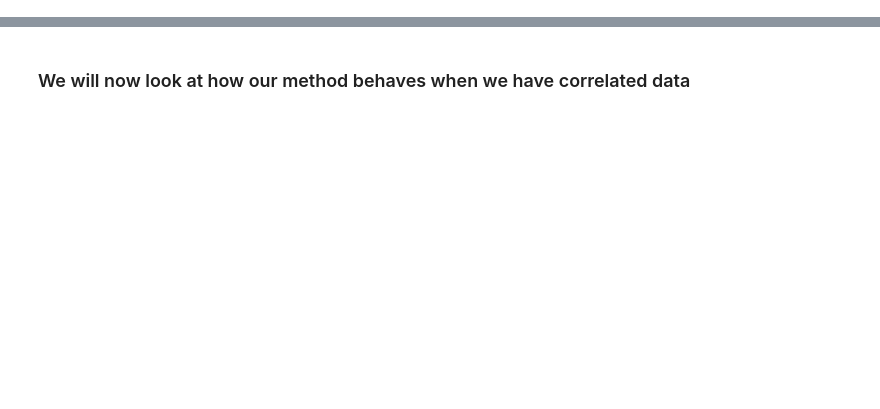
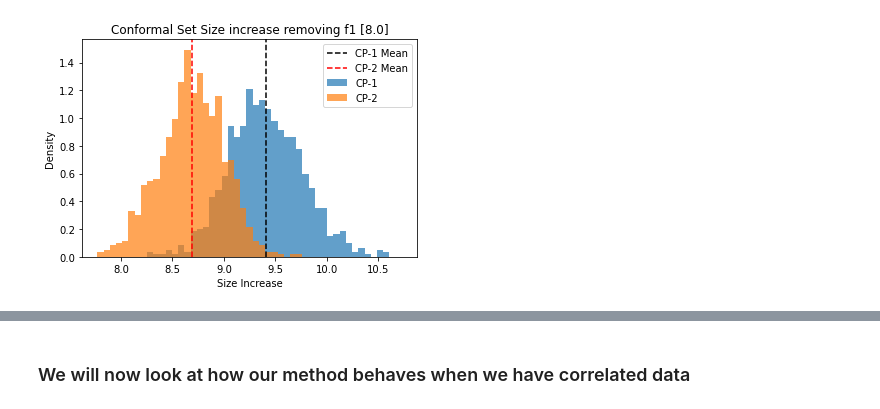
Before and after one commit to JuanMataNaranjo/Explain_Conformal, a Jupyter notebook: linear_data.ipynb, the cells around one changed output, grey strips where cells are left out. Drawn from its saved outputs; the diff is of its cells as text; code cells hidden in the pictures; blank space fills up the shorter version.

```diff
--- a/linear_data.ipynb
+++ b/linear_data.ipynb
@@ -13,4 +18,2 @@ from collections import defaultdict
 # %%
-weights=np.array([8, 4, 0.5, -0.5, 8, -8, -4, -3, 1, 5])
-lineardata = LinearData(n=10000, weights=weights)
-lineardata.X_y_split(y='Y')
+weights=np.array([8, 4, 0.1, -0.1, 8, -8, -4, -3, 1, 5])
@@ -16,0 +156,18 @@ lineardata.X_y_split(y='Y')
+# %%
+f = open('data_results/Linear_Regression/rf_split_size_full.json')
+boot_size = json.load(f)
+
+f = open('data_results/Linear_Regression/rf_split_coverage_full.json')
+boot_cov = json.load(f)
+
+f = open('data_results/Linear_Regression/rf_split_train_twice_size.json')
+boot_size_2 = json.load(f)
+
+f = open('data_results/Linear_Regression/rf_split_train_once_size.json')
+boot_size_1 = json.load(f)
+
+f = open('data_results/Linear_Regression/rf_split_train_twice_coverage.json')
+boot_cov_2 = json.load(f)
+
+f = open('data_results/Linear_Regression/rf_split_train_once_coverage.json')
+boot_cov_1 = json.load(f)
@@ -16,0 +194,24 @@ lineardata.X_y_split(y='Y')
+# %%
+for i, variable in enumerate(lineardata.calib_data_X.columns):
+
+    data_1 = np.array(boot_size_1[variable]) - np.array(boot_size)
+    data_2 = np.array(boot_size_2[variable]) - np.array(boot_size)
+
+    # fixed bin size
+    bins = np.arange(min(min(data_1), min(data_2)), max(max(data_1), max(data_2)), (max(max(data_1),
+                     max(data_2))-min(min(data_1), min(data_2)))/50) # fixed bin size
+
+    # plt.xlim([min(0, min(data))-5, max(data)+5])
+
+    plt.hist(data_1, bins=bins, alpha=0.7, density=True, label='CP-1')
+    plt.hist(data_2, bins=bins, alpha=0.7, density=True, label='CP-2')
+    plt.axvline(x=np.mean(data_1), color='black', linestyle='--', label='CP-1 Mean')
+    plt.axvline(x=np.mean(data_2), color='red', linestyle='--', label='CP-2 Mean')
+    plt.title('Conformal Set Size increase removing ' + variable + ' [' + str(weights[i]) + ']')
+    plt.xlabel('Size Increase')
+    plt.ylabel('Density')
+    plt.legend()
+    plt.savefig('images/Linear_data/rf_conformal_set_size_increase_'+variable)
+    plt.show()
+# %% [output]
+[figure, added]
```
Also changed, not shown: parts of 59 cells of this notebook, 7 other files.
